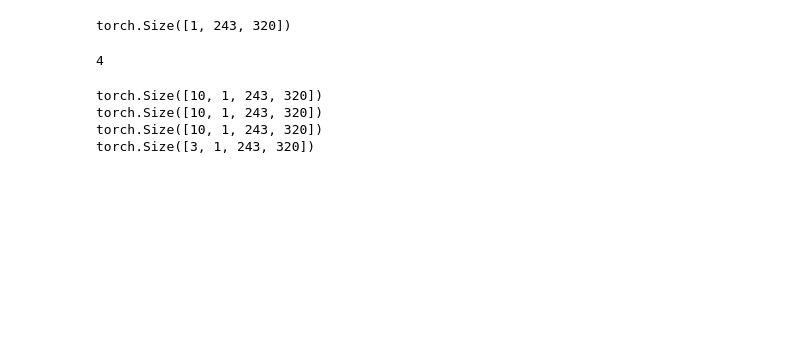
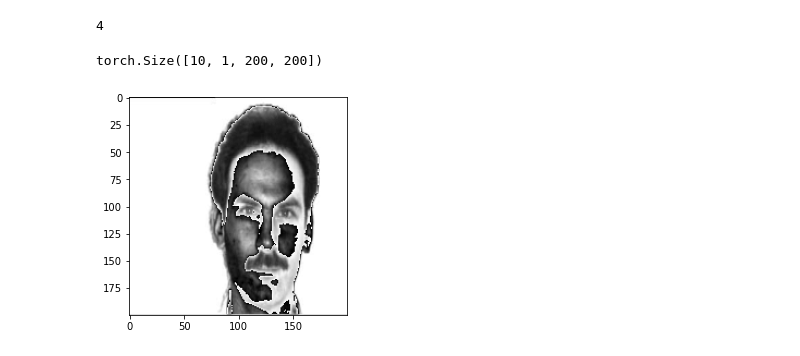
Before and after one commit to Connoriginal/Face-Recognition, a Jupyter notebook: train.ipynb, the cells around one changed output. Saved outputs shown, nothing was run; the diff lists cells and outputs as text; code cells hidden in the pictures; blank space fills up the shorter version.

```diff
--- a/train.ipynb
+++ b/train.ipynb
@@ -20,15 +23,13 @@ from sklearn.preprocessing import LabelEncoder
 # le.inverse_transform(c)
 # %%
 trans = transforms.Compose([
-#                             transforms.Resize((150,150)),
+                            transforms.Resize((200,200)),
                             transforms.ToTensor(),
-#                             transforms.Normalize((0.5,0.5,0.5), (0.5,0.5,0.5))
+                            transforms.Normalize([0.5],[0.5])
                            ])
 # %%
 train_data = yfd.YalefaceDataset(train=True, transform=trans)
 test_data = yfd.YalefaceDataset(train=False, transform=trans)
-# %% [output]
-torch.Size([1, 243, 320])
 # %%
 train_loader = DataLoader(dataset=train_data,
                                             batch_size=10,
@@ -40,8 +59,10 @@ len(test_loader)
 # %%
+t = transforms.ToPILImage()
+
 for i,(img,label) in enumerate(test_loader) :
     print(img.shape)
+    plt.imshow(t(img[0]),cmap=cm.gray)
+    break
 # %% [output]
-torch.Size([10, 1, 243, 320])
-torch.Size([10, 1, 243, 320])
-torch.Size([10, 1, 243, 320])
-torch.Size([3, 1, 243, 320])
+torch.Size([10, 1, 200, 200])
+[figure, added]
```
Also changed, not shown: parts of 9 cells of this notebook, 2 other files.
